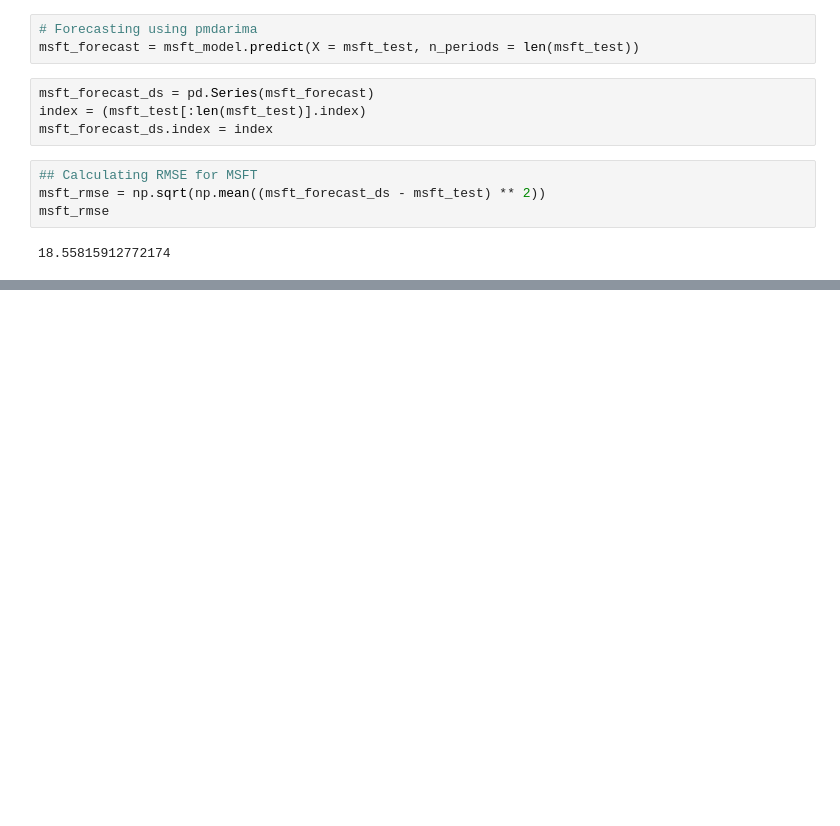
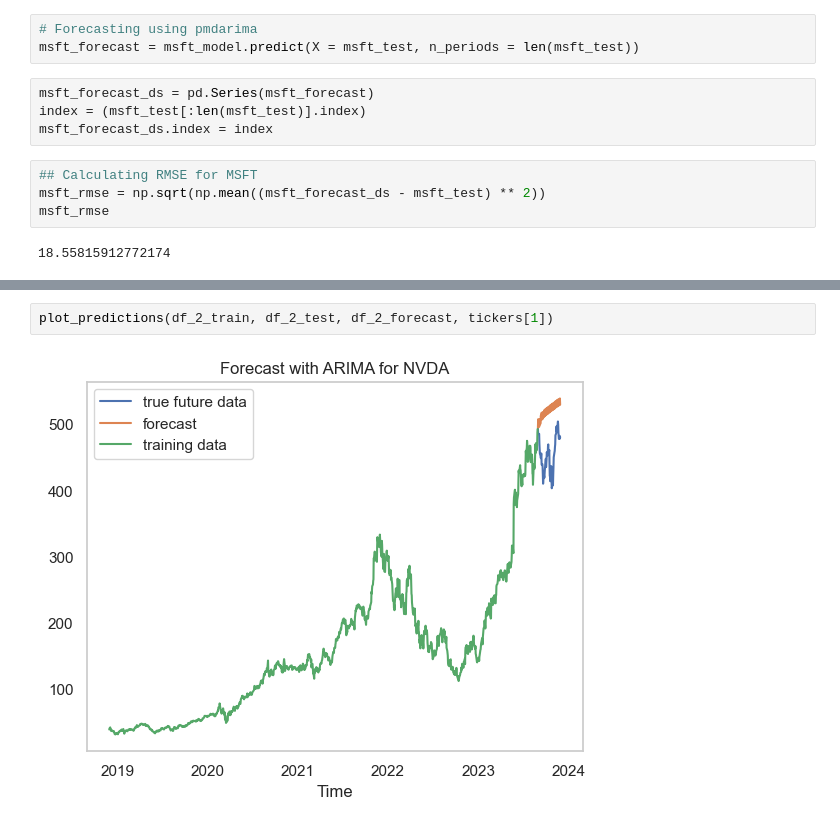
Before and after one commit to shailendra-mlai/Capstone-Project-20-1-Initial-Report-and-EDA, a Jupyter notebook: Capstone-initial-eda.ipynb, the cells around one changed output, grey strips where cells are left out. Cells and saved outputs as stored; diff of their text form; blank space fills up the shorter version.

```diff
--- a/Capstone-initial-eda.ipynb
+++ b/Capstone-initial-eda.ipynb
@@ -328,0 +492,4 @@ plt.grid();
+# %%
+plot_predictions(df_2_train, df_2_test, df_2_forecast, tickers[1])
+# %% [output]
+[figure, added]
```
Also changed, not shown: parts of 30 cells of this notebook.
